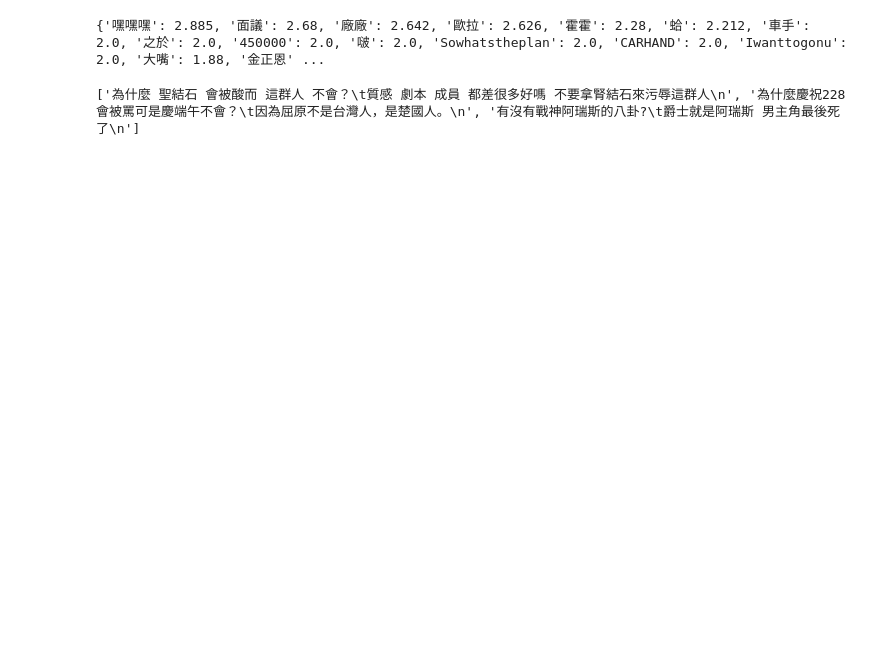
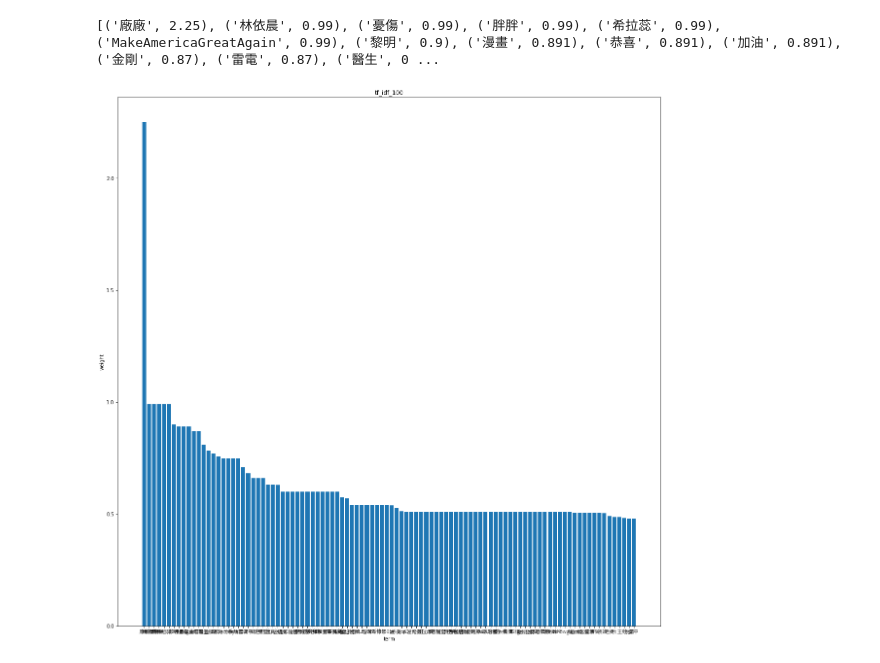
Before and after one commit to JJTsao/NLP, a Jupyter notebook: hw1.ipynb, the cells around one changed output. Saved outputs shown, nothing was run; the diff lists cells and outputs as text; code cells hidden in the pictures; blank space fills up the shorter version.

Commit message:
figure plot done.

```diff
--- a/hw1.ipynb
+++ b/hw1.ipynb
@@ -12,7 +15,7 @@ jieba.set_dictionary('./dict.txt')
 # %%
 def preprocessing(articles):
     dataset = list()
-    for article in articles[:10000]: # 先少一點
+    for article in articles[:1000]: # 先少一點
         sentences = article[:-1].split('\t') # sentences: list
         for i in range(len(sentences)): # iterate 時不會直接改到原本容器, 所以要用 index traverse
             sentences[i] = re.sub(r'\W+', "", sentences[i])
@@ -96,45 +97,59 @@ def rank_100(tf_idf_table):
 
         if stop_flag == True: break # 都沒更新 === skip_flag 全部變 True 了, 跳出迴圈
         idx += 1
-    print(rank_100, len(rank_100))
-    return None
+    # print(rank_100, len(rank_100))
+    return list(rank_100.items())
+# %%
+def draw(rank_100, filename, row_labels, col_labels):
+    # print(rank_100)
+    x = [item[0] for item in rank_100]
+    y = [item[1] for item in rank_100]
+    fontPath = r'/Users/jonahtsao/Desktop/七年/tools/NotoSansCJK-TC/NotoSansCJKtc-Light.otf'
+    font = fm.FontProperties(fname=fontPath, size=10)
+
+    fig = plt.figure(figsize=(20,20))
+    plt.bar(x, y)
+    plt.xticks(range(len(x)), x, fontproperties=font)
+    plt.title(filename)
+    plt.xlabel(row_labels)
+    plt.ylabel(col_labels)
+
+    plt.savefig("./" + filename + ".png")
+    return None
 # %%
 def main():
     file = open("./hw1-dataset.txt", mode='r')
     articles = file.readlines()
     dataset = preprocessing(articles)
 
     ### 統計高頻
     tf_whole_dataset_table = word_tf_in_dataset(dataset) # 高頻詞(已排序)
+    # print(list(tf_whole_dataset_table.items())[:100])
+    tf_100 = list(tf_whole_dataset_table.items())[:100]
 
     ### 建 tf table
     tf_per_article_table = dict()
     for article_no in range(len(dataset)):
         tf_per_article_table[article_no] = tf(dataset[article_no])
     # print(tf_per_article_table) # 取值: tf_per_article_table[article_no][t] = tf(t, d)
 
     ### 建 idf table
     idf_table = idf(tf_per_article_table, len(dataset))
     # print(idf_table)
 
     ### 統計 tf-idf 高
     tf_idf_table = dict()
     for article_no in range(len(dataset)):
         tf_idf_table[article_no] = tf_idf(tf_per_article_table[article_no], idf_table)
     # print(tf_idf_table)
-    rank_100(tf_idf_table)
+    tf_idf_100 = rank_100(tf_idf_table)
+
+    ### 畫圖
+    draw(tf_100, "tf_100", "term", "frequency")
+    draw(tf_idf_100, "tf_idf_100", "term", "weight")
 
     file.close()
 main()
 # %% [output]
-{'嘿嘿嘿': 2.885, '面議': 2.68, '廠廠': 2.642, '歐拉': 2.626, '霍霍': 2.28, '蛤': 2.212, '車手': 2.0, '之於': 2.0, '450000': 2.0, '啵': 2.0, 'Sowhatstheplan': 2.0, 'CARHAND': 2.0, 'Iwanttogonu': 2.0, '大嘴': 1.88, '金正恩' ...
+[('廠廠', 2.25), ('林依晨', 0.99), ('憂傷', 0.99), ('胖胖', 0.99), ('希拉蕊', 0.99), ('MakeAmericaGreatAgain', 0.99), ('黎明', 0.9), ('漫畫', 0.891), ('恭喜', 0.891), ('加油', 0.891), ('金剛', 0.87), ('雷電', 0.87), ('醫生', 0 ...
+[figure, added]
-# %%
-dataset = open("./hw1-dataset.txt", mode='r')
-articles = list()
-for article in dataset: # article: 一行算一個文章
-    articles.append(article)
-
-dataset.close()
-print(articles[:3])
-# %% [output]
-['為什麼 聖結石 會被酸而 這群人 不會？\t質感 劇本 成員 都差很多好嗎 不要拿腎結石來污辱這群人\n', '為什麼慶祝228會被罵可是慶端午不會？\t因為屈原不是台灣人，是楚國人。\n', '有沒有戰神阿瑞斯的八卦?\t爵士就是阿瑞斯 男主角最後死了\n']
```
Also changed, not shown: parts of 3 cells of this notebook, 2 other files.
